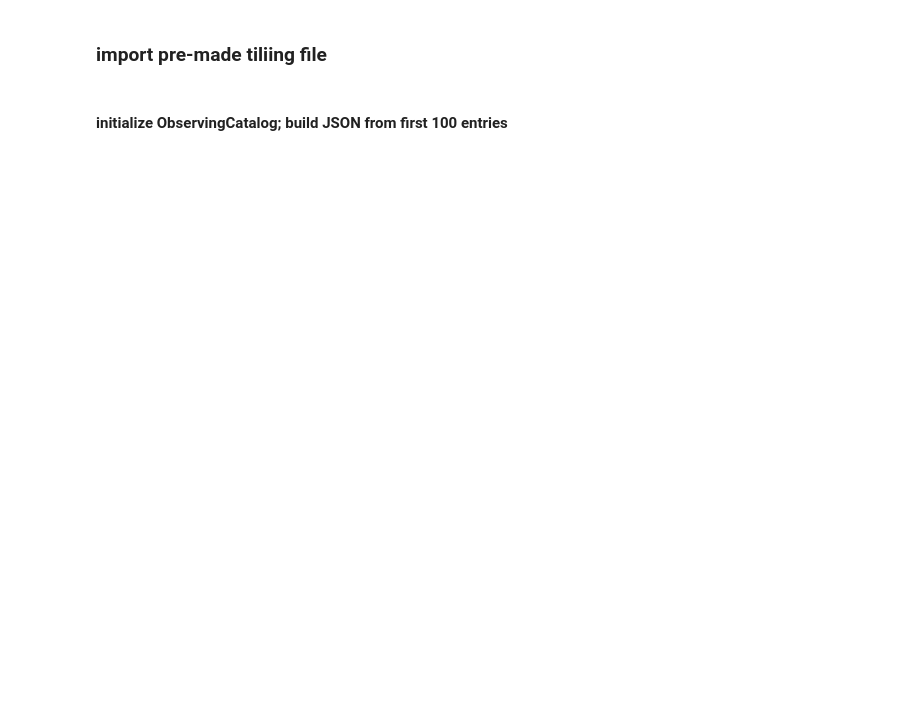
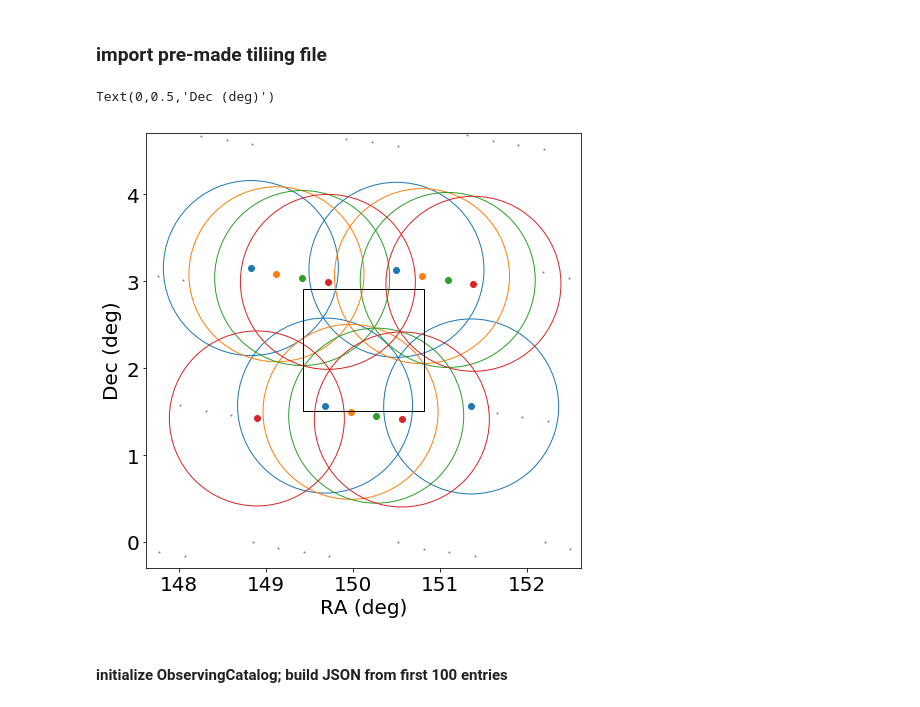
Before and after one commit to MerianSurvey/skipper, a Jupyter notebook: notebooks/JSONTest.ipynb, the cells around one changed output. Saved outputs shown, nothing was run; the diff lists cells and outputs as text; code cells hidden in the pictures; blank space fills up the shorter version.

```diff
--- a/notebooks/JSONTest.ipynb
+++ b/notebooks/JSONTest.ipynb
@@ -5,3 +10,5 @@ from skipper import observe
+# %%
+plt.rcParams['font.size'] = 20
 # %% [markdown]
 ### import pre-made tiliing file
 # %%
@@ -11,3 +18,4 @@ tileID2 = data2['TILEID']
 pass_num2 = data2['PASS']
 ra2 = data2['RA']
 dec2 = data2['DEC']
+circle_radius = (3.18/np.pi)**0.5
@@ -14,3 +60,32 @@ dec2 = data2['DEC']
+# %%
+fig = plt.figure ( figsize=(8,8))
+ax = plt.subplot(111, aspect='equal')
+rect = patches.Rectangle ( [center.ra.deg - size[0]/2, center.dec.deg - size[1]/2],
+                          width = size[0],
+                          height= size[1],
+                         fc='None', ec='k')
+ax.scatter ( ra2, dec2, color='grey', s=1)
+
+ra_l = []
+dec_l = []
+for ra,dec,passn in zip(ra2[in_cosmos_rough], dec2[in_cosmos_rough], pass_num2[in_cosmos_rough]):
+    if not in_cosmos(ra,dec,circle_radius):
+        continue
+    color = f'C{passn-1}'
+    circ = patches.Circle ( [ra,dec], radius=circle_radius, fc='None', ec=color)
+    ax.add_patch(circ)
+    ax.scatter(ra,dec, color=color)
+    ra_l.append(ra)
+    dec_l.append(dec)
+ax.add_patch (rect)
+ax.set_xlim ( center.ra.deg - 2.5,  center.ra.deg  + 2.5)
+ax.set_ylim ( center.dec.deg- 2.5,  center.dec.deg + 2.5)
+
+ax.set_xlabel ( 'RA (deg)')
+ax.set_ylabel ('Dec (deg)')
+# %% [output]
+Text(0,0.5,'Dec (deg)')
+[figure, added]
 # %% [markdown]
 #### initialize ObservingCatalog; build JSON from first 100 entries
 # %%
```
Also changed, not shown: parts of 7 cells of this notebook, 1 other file.
